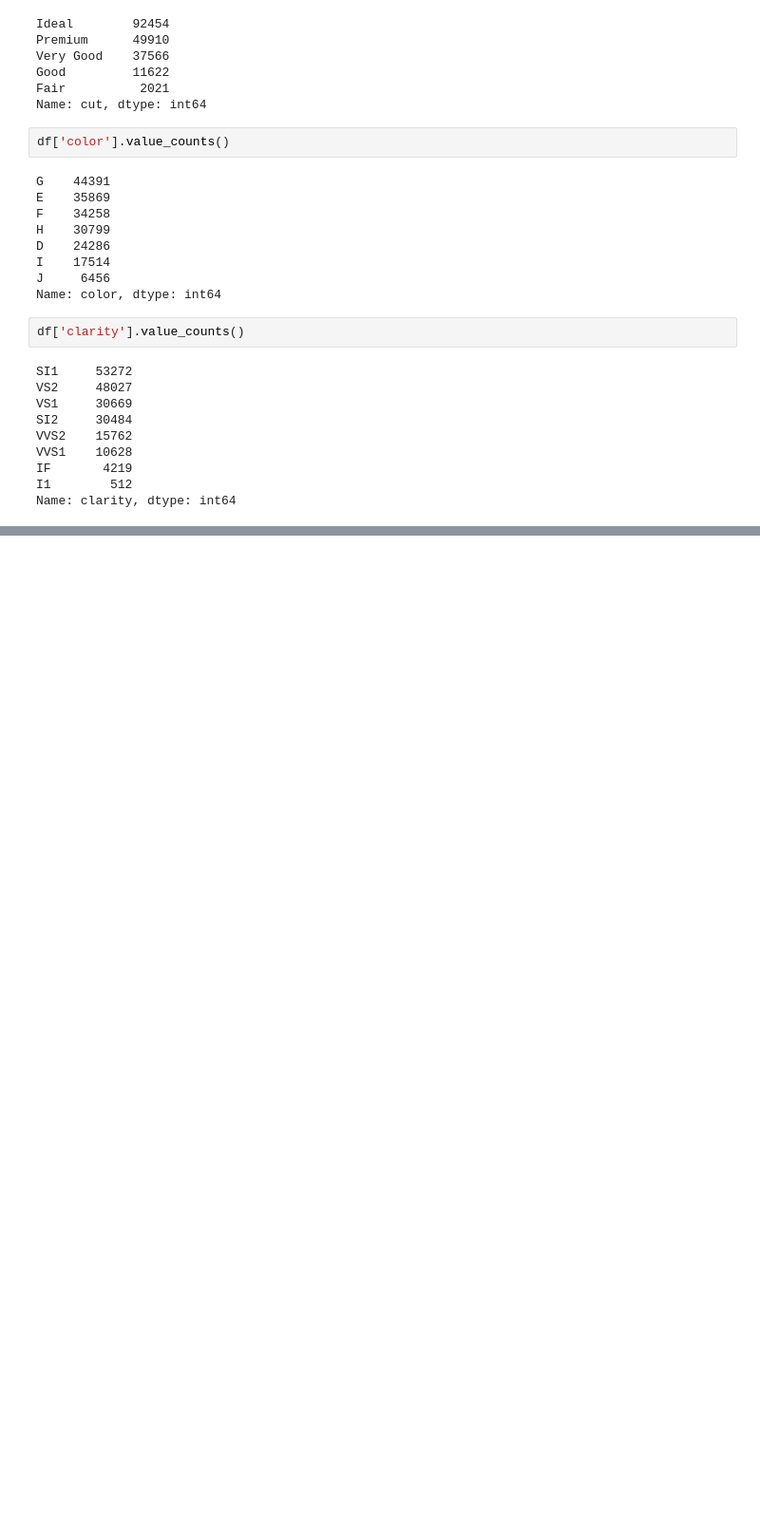
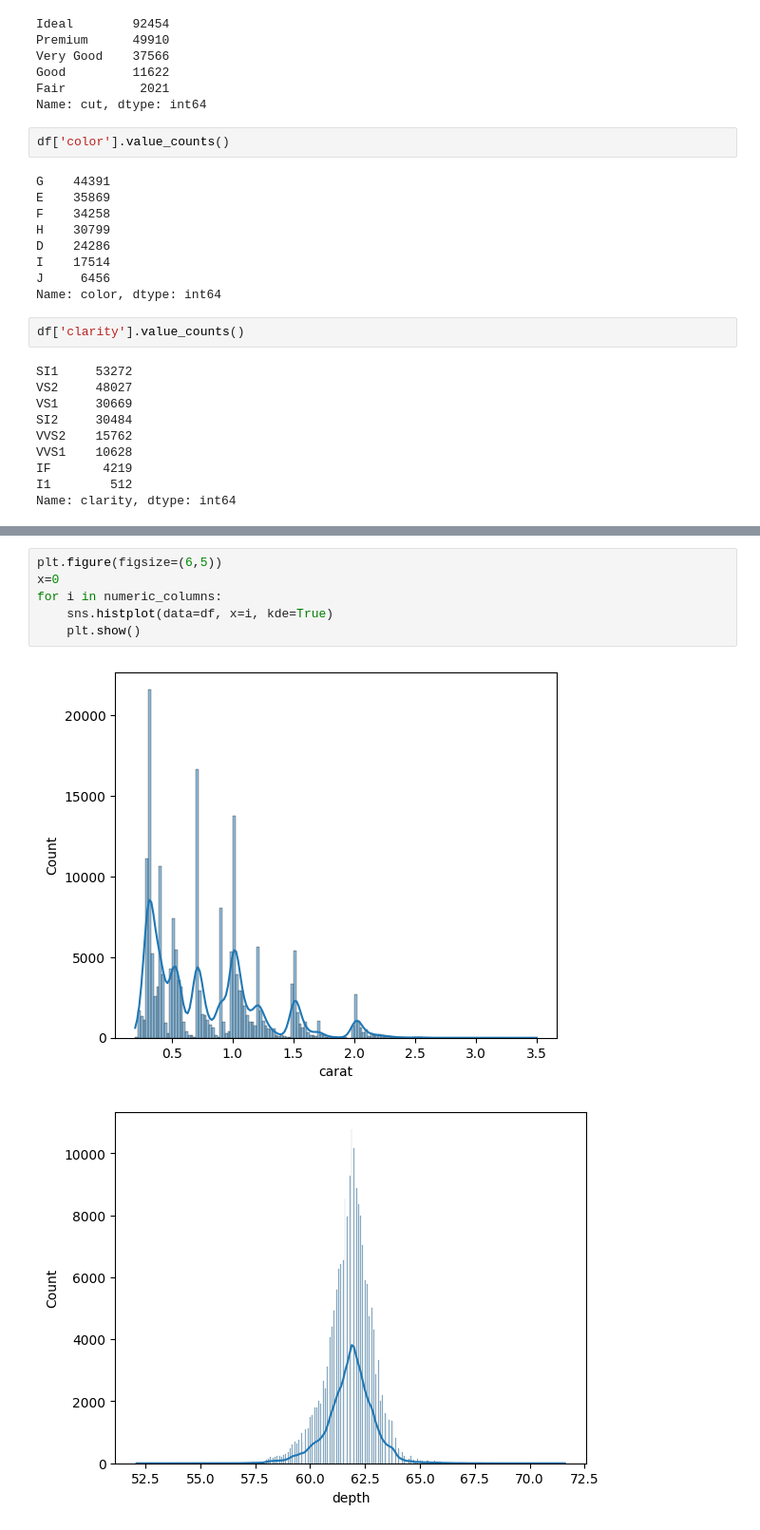
Before and after one commit to nageshgugulothu/mlops_project, a Jupyter notebook: notebook/EDA.ipynb, the cells around one changed output, grey strips where cells are left out. Shown at 95% size. Saved outputs shown, nothing was run; the diff lists cells and outputs as text; blank space fills up the shorter version.

```diff
--- a/notebook/EDA.ipynb
+++ b/notebook/EDA.ipynb
@@ -167,0 +165,9 @@ ModuleNotFoundError: No module named 'seaborn'
+# %%
+plt.figure(figsize=(6,5))
+x=0
+for i in numeric_columns:
+    sns.histplot(data=df, x=i, kde=True)
+    plt.show()
+# %% [output]
+[figure, added]
+[figure, added]
```
Also changed, not shown: parts of 18 cells of this notebook.
